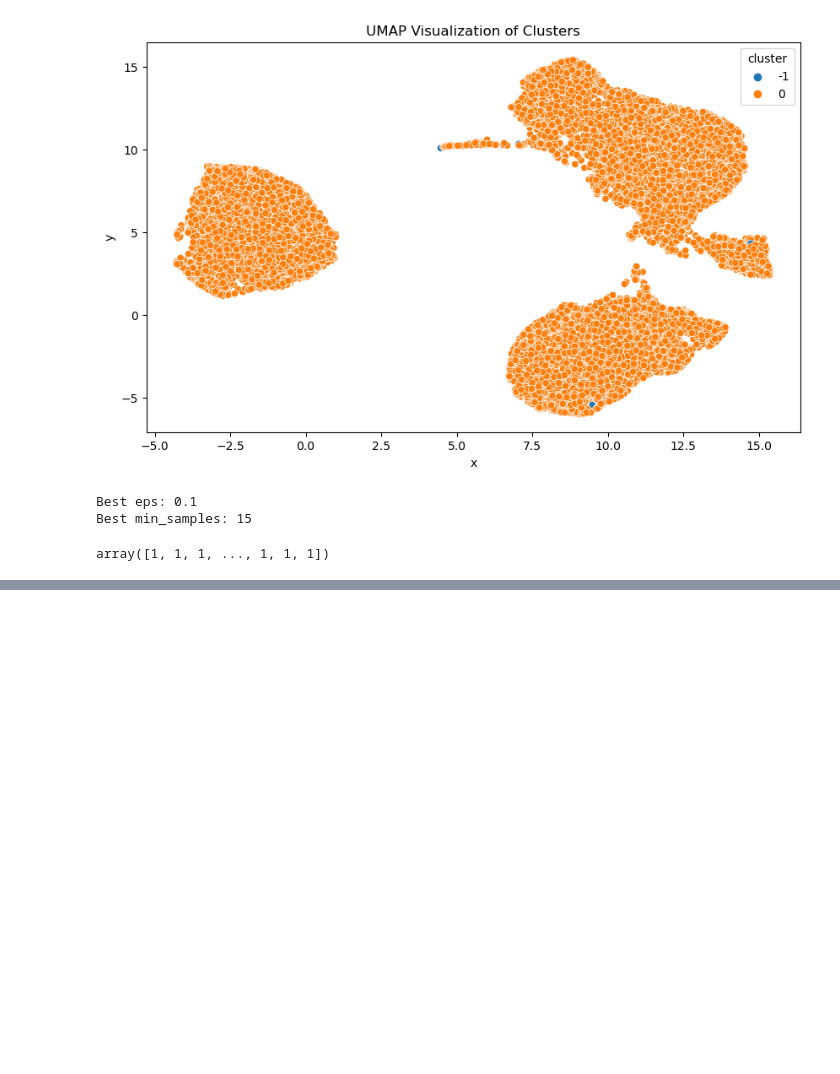
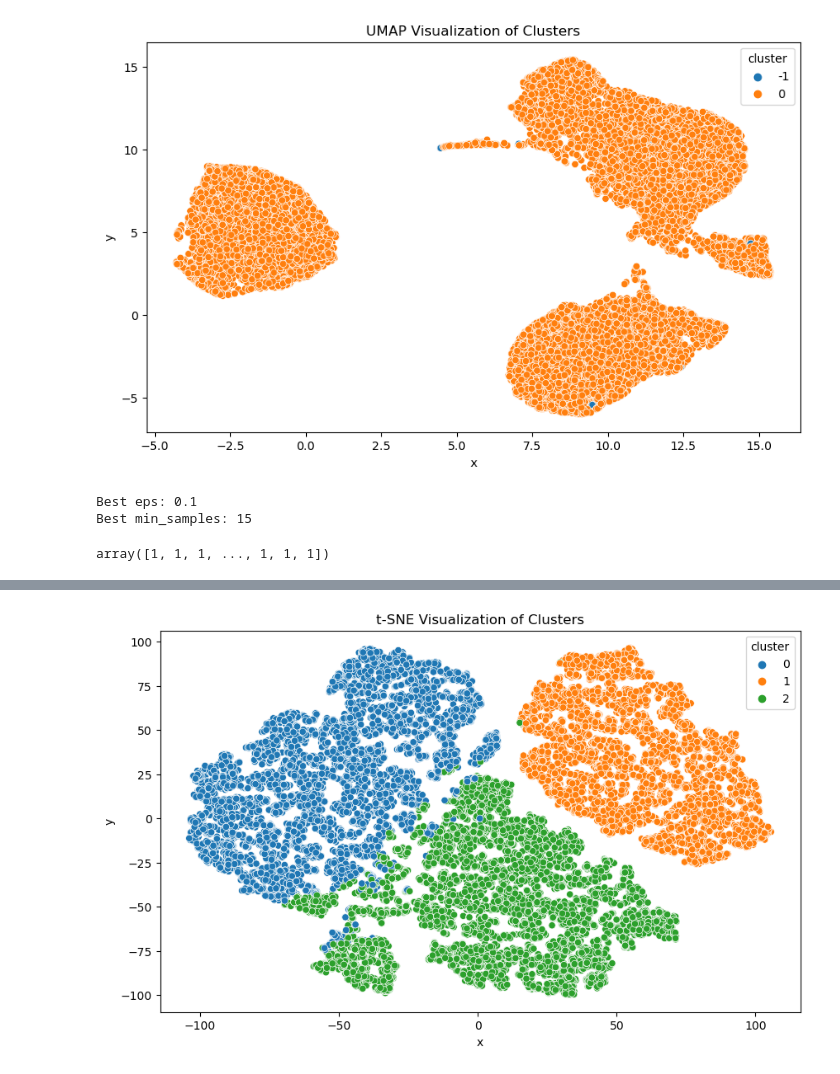
Before and after one commit to master-boda/Client-Segmentation-with-U-MAP-Embedding, a Jupyter notebook: src/preproc/dbscan.ipynb, the cells around one changed output, grey strips where cells are left out. Drawn from its saved outputs; the diff is of its cells as text; code cells hidden in the pictures; blank space fills up the shorter version.

```diff
--- a/src/preproc/dbscan.ipynb
+++ b/src/preproc/dbscan.ipynb
@@ -163,0 +176,36 @@ plot_umap_clusters(latent_rep_scaled_nigga)
+# %%
+from sklearn.manifold import TSNE
+import matplotlib.pyplot as plt
+import seaborn as sns
+
+def plot_tsne_clusters(df, random_state=42):
+    """
+    Use t-SNE to plot clusters in the DataFrame.
+
+    Parameters:
+    df (pd.DataFrame): The input DataFrame, which must contain a 'cluster' column.
+    random_state (int): The random state for reproducibility.
+
+    Returns:
+    None
+    """
+    if 'cluster' not in df.columns:
+        raise ValueError("DataFrame must contain a 'cluster' column.")
+
+    features = df.drop(columns='cluster')
+    labels = df['cluster']
+
+    tsne_model = TSNE(n_components=2, random_state=random_state)
+    tsne_components = tsne_model.fit_transform(features)
+
+    tsne_df = pd.DataFrame(tsne_components, columns=['x', 'y'])
+    tsne_df['cluster'] = labels.values
+
+    plt.figure(figsize=(10, 6))
+    sns.scatterplot(x='x', y='y', hue='cluster', data=tsne_df, palette='tab10')
+    plt.title('t-SNE Visualization of Clusters')
+    plt.show()
+# %%
+plot_tsne_clusters(latent_rep_scaled_a)
+# %% [output]
+[figure, added]
```
Also changed, not shown: parts of 9 cells of this notebook.
